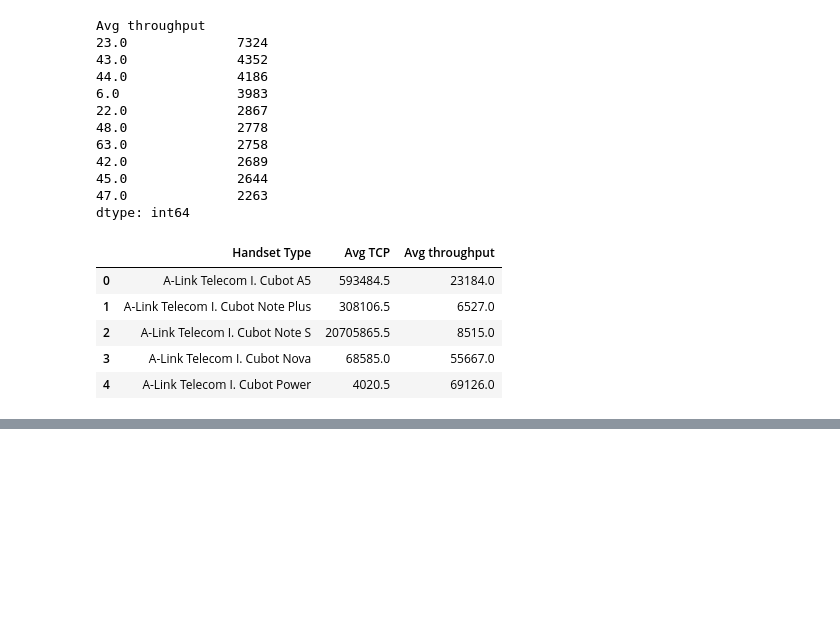
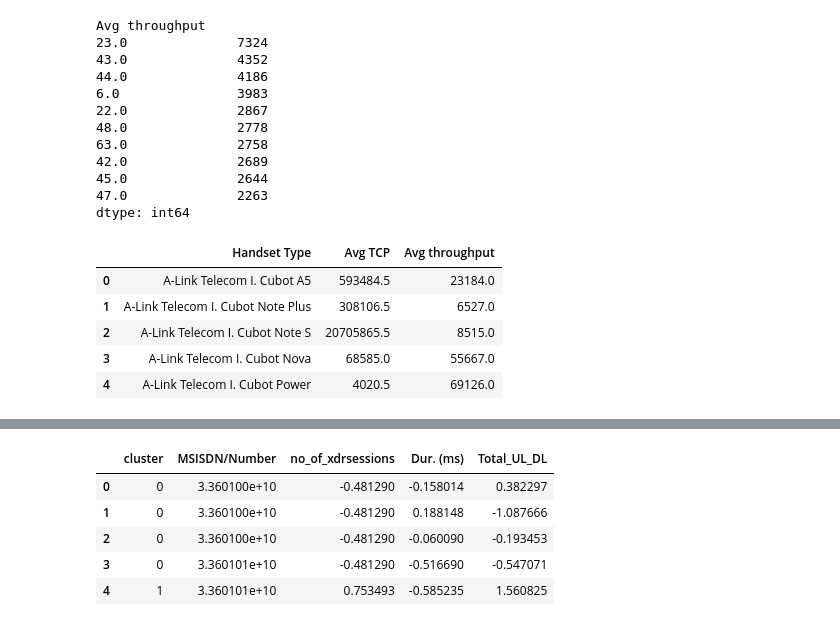
Before and after one commit to nebasam/Telecom_Data_Analysis, a Jupyter notebook: notebooks/TelecomDataAnalysis.ipynb, the cells around one changed output, grey strips where cells are left out. Cells and saved outputs as stored; diff of their text form; code cells hidden in the pictures; blank space fills up the shorter version.

```diff
--- a/notebooks/TelecomDataAnalysis.ipynb
+++ b/notebooks/TelecomDataAnalysis.ipynb
@@ -1119,0 +1138,9 @@ kmeans_cluster(experience_parameters,columns,3).tail(20)
+# %%
+engagement_metrics.head(5)
+# %% [output]
+|  | cluster | MSISDN/Number | no_of_xdrsessions | Dur. (ms) | Total_UL_DL |
+| 0 | 0 | 3.360100e+10 | -0.481290 | -0.158014 | 0.382297 |
+| 1 | 0 | 3.360100e+10 | -0.481290 | 0.188148 | -1.087666 |
+| 2 | 0 | 3.360100e+10 | -0.481290 | -0.060090 | -0.193453 |
+| 3 | 0 | 3.360101e+10 | -0.481290 | -0.516690 | -0.547071 |
+| 4 | 1 | 3.360101e+10 | 0.753493 | -0.585235 | 1.560825 |
```
Also changed, not shown: parts of 22 cells of this notebook.
